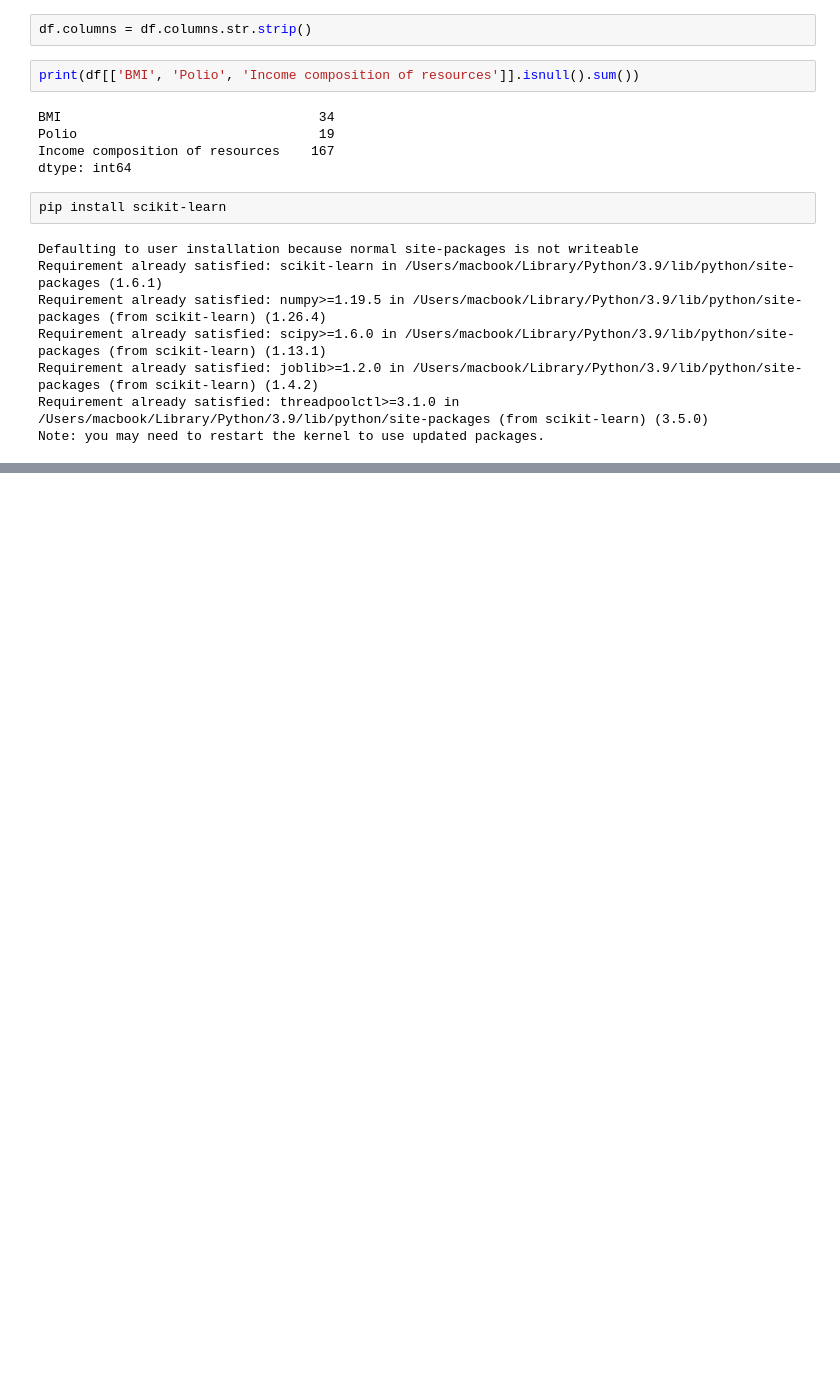
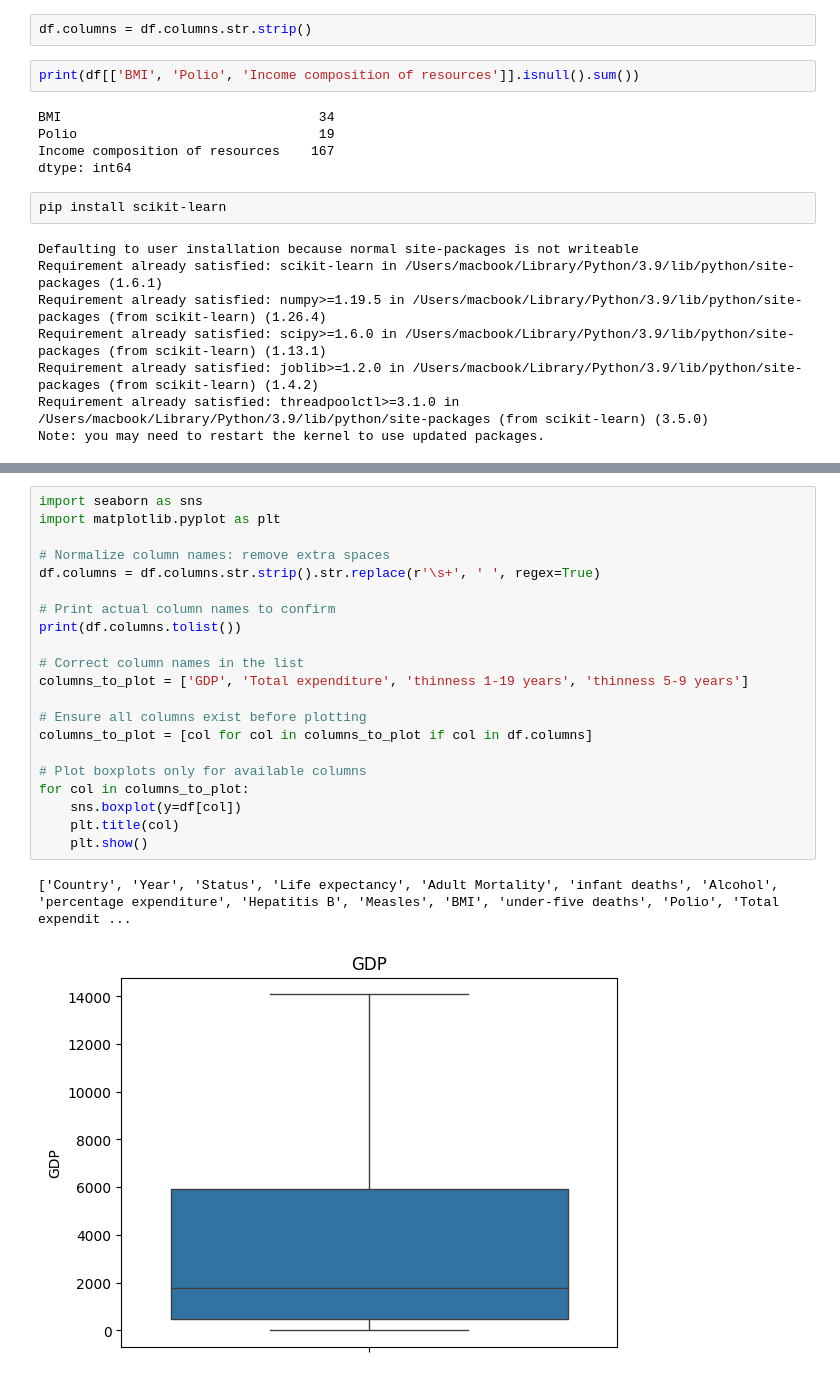
Before and after one commit to jaycrivera/life-expectancy-data, a Jupyter notebook: life expectancy data.ipynb, the cells around one changed output, grey strips where cells are left out. Saved outputs shown, nothing was run; the diff lists cells and outputs as text; blank space fills up the shorter version.

```diff
--- a/life expectancy data.ipynb
+++ b/life expectancy data.ipynb
@@ -339,0 +419,24 @@ Note: you may need to restart the kernel to use updated packages.
+# %%
+import seaborn as sns
+import matplotlib.pyplot as plt
+
+# Normalize column names: remove extra spaces
+df.columns = df.columns.str.strip().str.replace(r'\s+', ' ', regex=True)
+
+# Print actual column names to confirm
+print(df.columns.tolist())
+
+# Correct column names in the list
+columns_to_plot = ['GDP', 'Total expenditure', 'thinness 1-19 years', 'thinness 5-9 years']
+
+# Ensure all columns exist before plotting
+columns_to_plot = [col for col in columns_to_plot if col in df.columns]
+
+# Plot boxplots only for available columns
+for col in columns_to_plot:
+    sns.boxplot(y=df[col])
+    plt.title(col)
+    plt.show()
+# %% [output]
+['Country', 'Year', 'Status', 'Life expectancy', 'Adult Mortality', 'infant deaths', 'Alcohol', 'percentage expenditure', 'Hepatitis B', 'Measles', 'BMI', 'under-five deaths', 'Polio', 'Total expendit ...
+[figure, added]
```
Also changed, not shown: parts of 13 cells of this notebook.
